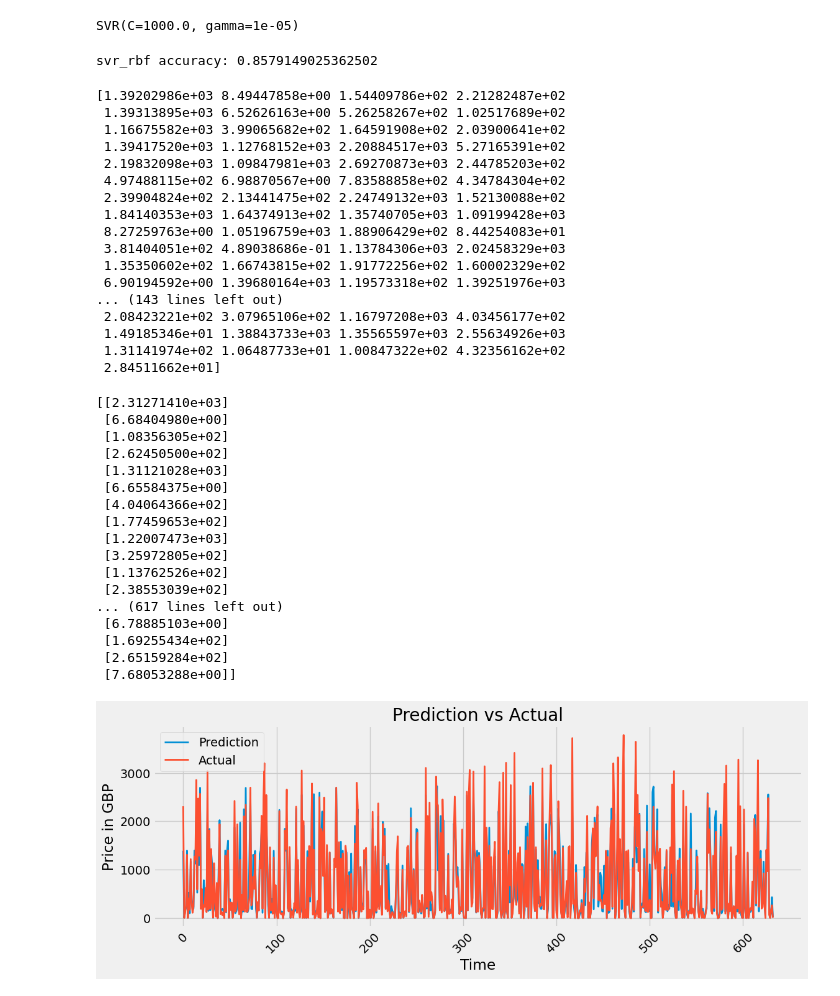
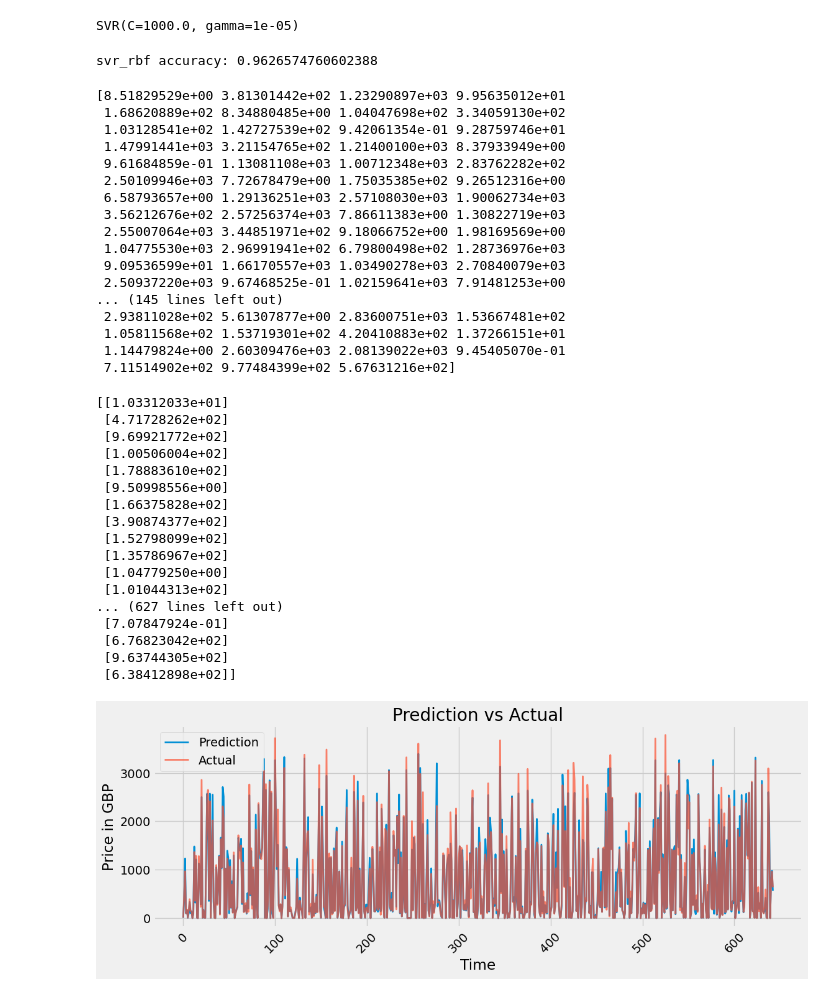
Before and after one commit to gappeah/Ethereum-Prediction-ML, a Jupyter notebook: main.ipynb, the cells around one changed output. Drawn from its saved outputs; the diff is of its cells as text; code cells hidden in the pictures.

```diff
--- a/main.ipynb
+++ b/main.ipynb
@@ -34,7 +34,7 @@ display(df)
 | 2015-08-08 | 2015-08-08 | 2015-08-09 | 2.176192 | 2.197144 | 0.561079 | 0.561198 | 2.466115e+05 | 8.160905e+07 |
 3221 rows × 8 columns
 # %%
-future_days = 60
+future_days = 10
 
 #Create a new column (target) shifted 'x' units/days up
 df[str(future_days) + '_Day_Price_Forecast'] = df [['Close']].shift(-future_days)
@@ -93,57 +93,57 @@ SVR(C=1000.0, gamma=1e-05)
 svr_rbf_confidence = svr_rbf.score(x_test, y_test)
 print('svr_rbf accuracy:', svr_rbf_confidence)
 # %% [output]
-svr_rbf accuracy: 0.8579149025362502
+svr_rbf accuracy: 0.9626574760602388
 # %%
 svm_predict = svr_rbf.predict(x_test)
 print(svm_predict)
 # %% [output]
-[1.39202986e+03 8.49447858e+00 1.54409786e+02 2.21282487e+02
- 1.39313895e+03 6.52626163e+00 5.26258267e+02 1.02517689e+02
- 1.16675582e+03 3.99065682e+02 1.64591908e+02 2.03900641e+02
- 1.39417520e+03 1.12768152e+03 2.20884517e+03 5.27165391e+02
- 2.19832098e+03 1.09847981e+03 2.69270873e+03 2.44785203e+02
- 4.97488115e+02 6.98870567e+00 7.83588858e+02 4.34784304e+02
- 2.39904824e+02 2.13441475e+02 2.24749132e+03 1.52130088e+02
- 1.84140353e+03 1.64374913e+02 1.35740705e+03 1.09199428e+03
- 8.27259763e+00 1.05196759e+03 1.88906429e+02 8.44254083e+01
- 3.81404051e+02 4.89038686e-01 1.13784306e+03 2.02458329e+03
- 1.35350602e+02 1.66743815e+02 1.91772256e+02 1.60002329e+02
- 6.90194592e+00 1.39680164e+03 1.19573318e+02 1.39251976e+03
-... (143 lines left out)
- 2.08423221e+02 3.07965106e+02 1.16797208e+03 4.03456177e+02
- 1.49185346e+01 1.38843733e+03 1.35565597e+03 2.55634926e+03
- 1.31141974e+02 1.06487733e+01 1.00847322e+02 4.32356162e+02
- 2.84511662e+01]
+[8.51829529e+00 3.81301442e+02 1.23290897e+03 9.95635012e+01
+ 1.68620889e+02 8.34880485e+00 1.04047698e+02 3.34059130e+02
+ 1.03128541e+02 1.42727539e+02 9.42061354e-01 9.28759746e+01
+ 1.47991441e+03 3.21154765e+02 1.21400100e+03 8.37933949e+00
+ 9.61684859e-01 1.13081108e+03 1.00712348e+03 2.83762282e+02
+ 2.50109946e+03 7.72678479e+00 1.75035385e+02 9.26512316e+00
+ 6.58793657e+00 1.29136251e+03 2.57108030e+03 1.90062734e+03
+ 3.56212676e+02 2.57256374e+03 7.86611383e+00 1.30822719e+03
+ 2.55007064e+03 3.44851971e+02 9.18066752e+00 1.98169569e+00
+ 1.04775530e+03 2.96991941e+02 6.79800498e+02 1.28736976e+03
+ 9.09536599e+01 1.66170557e+03 1.03490278e+03 2.70840079e+03
+ 2.50937220e+03 9.67468525e-01 1.02159641e+03 7.91481253e+00
+... (145 lines left out)
+ 2.93811028e+02 5.61307877e+00 2.83600751e+03 1.53667481e+02
+ 1.05811568e+02 1.53719301e+02 4.20410883e+02 1.37266151e+01
+ 1.14479824e+00 2.60309476e+03 2.08139022e+03 9.45405070e-01
+ 7.11514902e+02 9.77484399e+02 5.67631216e+02]
 # %%
 print(y_test)
 # %% [output]
-[[2.31271410e+03]
- [6.68404980e+00]
- [1.08356305e+02]
- [2.62450500e+02]
- [1.31121028e+03]
- [6.65584375e+00]
- [4.04064366e+02]
- [1.77459653e+02]
- [1.22007473e+03]
- [3.25972805e+02]
- [1.13762526e+02]
- [2.38553039e+02]
-... (617 lines left out)
- [6.78885103e+00]
- [1.69255434e+02]
- [2.65159284e+02]
- [7.68053288e+00]]
+[[1.03312033e+01]
+ [4.71728262e+02]
+ [9.69921772e+02]
+ [1.00506004e+02]
+ [1.78883610e+02]
+ [9.50998556e+00]
+ [1.66375828e+02]
+ [3.90874377e+02]
+ [1.52798099e+02]
+ [1.35786967e+02]
+ [1.04779250e+00]
+ [1.01044313e+02]
+... (627 lines left out)
+ [7.07847924e-01]
+ [6.76823042e+02]
+ [9.63744305e+02]
+ [6.38412898e+02]]
 # %%
 plt.figure(figsize=(12,4))
 plt.plot(svm_predict, label ='Prediction', lw=2, alpha=1.0)
-plt.plot(y_test, label ='Actual', lw=2, alpha=1.0)
+plt.plot(y_test, label ='Actual', lw=2, alpha=.7)
 plt.title('Prediction vs Actual')
 plt.ylabel('Price in GBP')
 plt.xlabel('Time')
 plt.legend()
 plt.xticks(rotation=45)
 plt.show()
 # %% [output]
-[figure, old version]
+[figure, new version]
```
Also changed, not shown: parts of 3 cells of this notebook.
